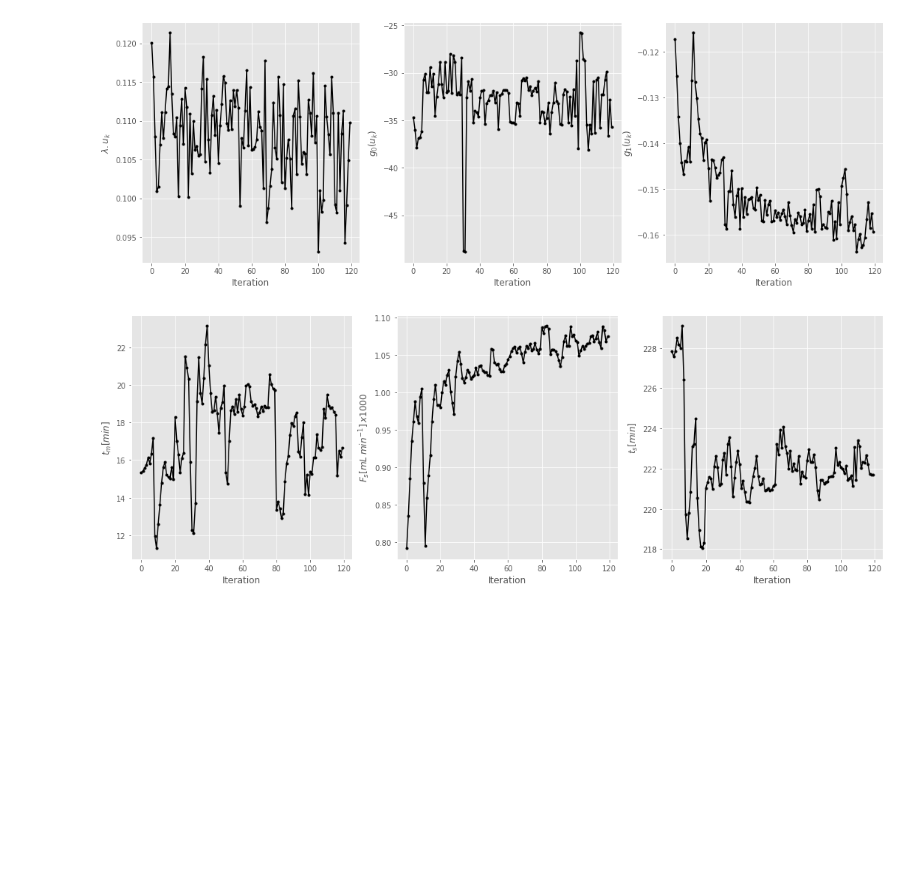
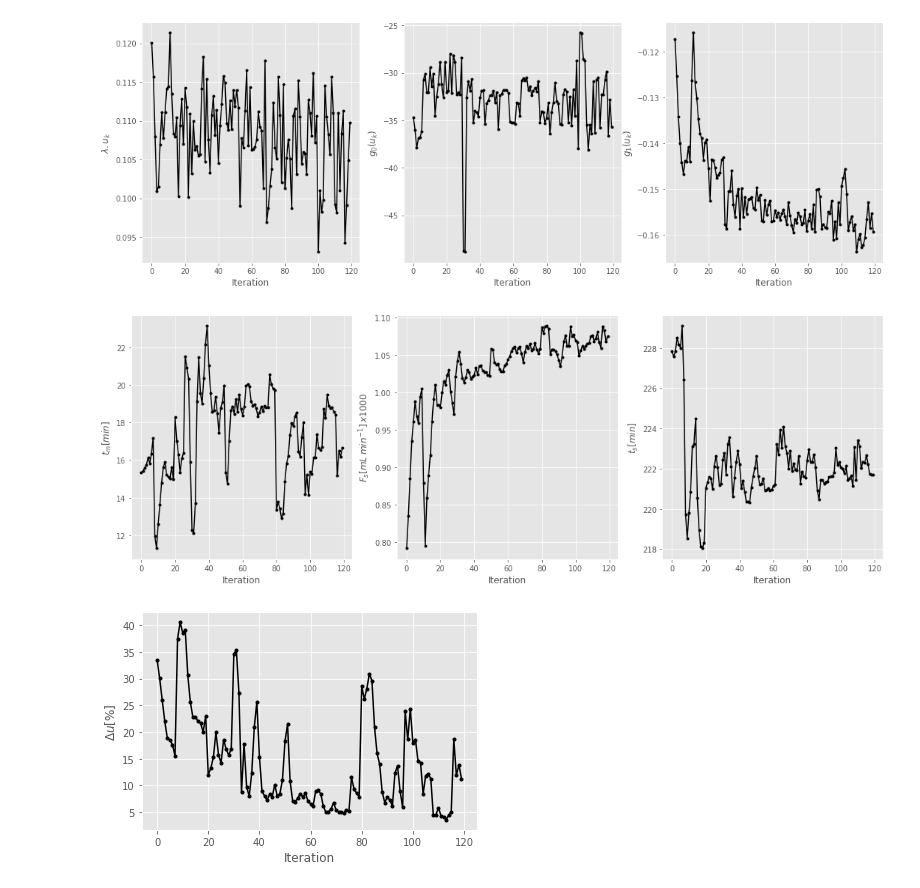
Before and after one commit to vicrsp/rto, a Jupyter notebook: src/notebooks/MA_GaussianProcesses.ipynb, the cells around one changed output. Saved outputs shown, nothing was run; the diff lists cells and outputs as text; code cells hidden in the pictures; blank space fills up the shorter version.

```diff
--- a/src/notebooks/MA_GaussianProcesses.ipynb
+++ b/src/notebooks/MA_GaussianProcesses.ipynb
@@ -99,16 +121,24 @@ plt.show()
 # %%
 # Plot the convergence results for the input signal
 fig, ax = plt.subplots(1,3, figsize=(18,6), sharex=True)
 ax[0].plot(all_results_pv['iteration'], all_results_pv['tm'], 'k.-')
 ax[1].plot(all_results_pv['iteration'], all_results_pv['Fs'] * 1000, 'k.-')
 ax[2].plot(all_results_pv['iteration'], all_results_pv['ts'], 'k.-')
 
 ax[0].set_xlabel('Iteration')
 ax[1].set_xlabel('Iteration')
 ax[2].set_xlabel('Iteration')
 ax[0].set_ylabel('$t_m [min]$')
 ax[1].set_ylabel('$F_s [mL \: min^{-1}] \:x1000$')
 ax[2].set_ylabel('$t_s [min]$')
 fig.show()
+
+
+fig, ax2 = plt.subplots()
+ax2.plot(all_results_pv['iteration'], all_results_pv['du'], 'k.-')
+ax2.set_ylabel('$\Delta u [\%] $')
+ax2.set_xlabel('Iteration')
+fig.show()
 # %% [output]
 [figure]
+[figure, added]
```
Also changed, not shown: parts of 4 cells of this notebook, 1 other file.
